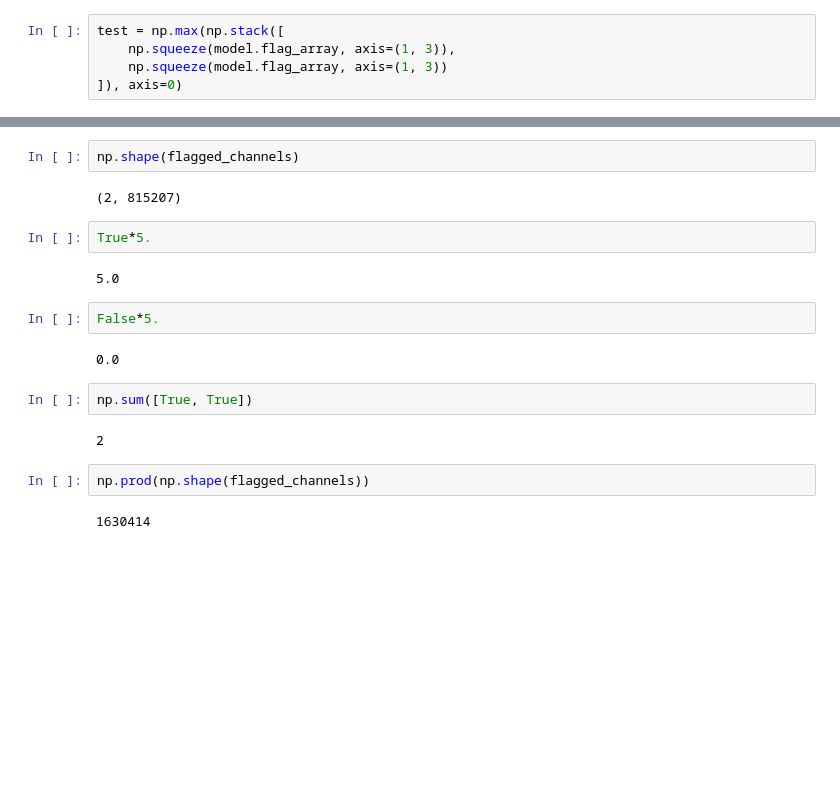
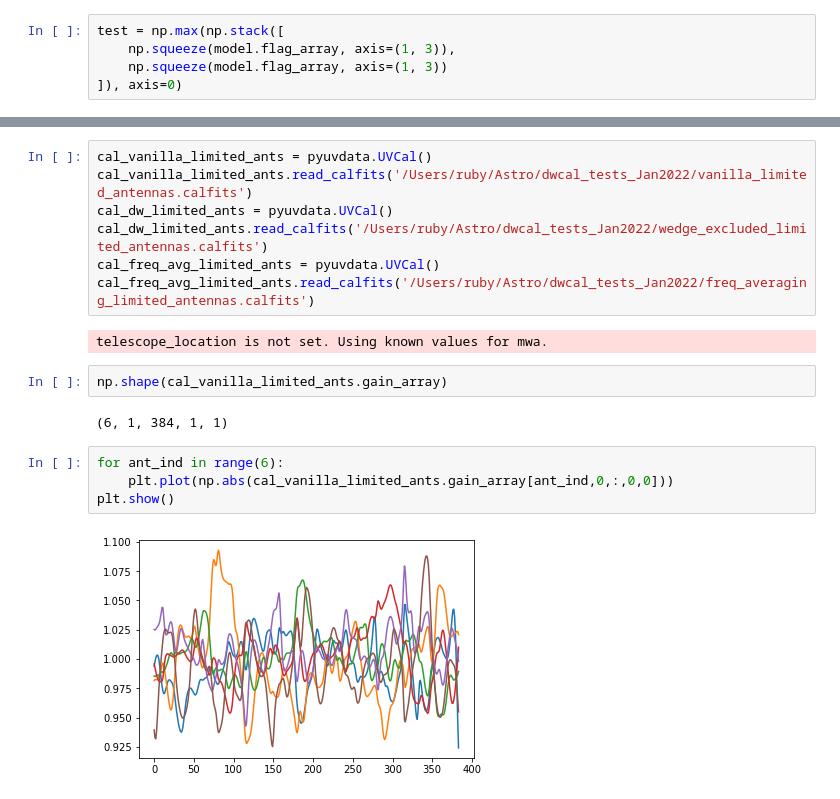
Before and after one commit to rlbyrne/rlb_LWA, a Jupyter notebook: notebooks/dwcal_test_plotting_Jan2022.ipynb, the cells around one changed output, grey strips where cells are left out. Drawn from its saved outputs; the diff is of its cells as text; blank space fills up the shorter version.

Commit message:
refining dwcal

```diff
--- a/notebooks/dwcal_test_plotting_Jan2022.ipynb
+++ b/notebooks/dwcal_test_plotting_Jan2022.ipynb
@@ -201,20 +207,19 @@ flagged_channels=np.where(test)
+# %%
+cal_vanilla_limited_ants = pyuvdata.UVCal()
+cal_vanilla_limited_ants.read_calfits('/Users/ruby/Astro/dwcal_tests_Jan2022/vanilla_limited_antennas.calfits')
+cal_dw_limited_ants = pyuvdata.UVCal()
+cal_dw_limited_ants.read_calfits('/Users/ruby/Astro/dwcal_tests_Jan2022/wedge_excluded_limited_antennas.calfits')
+cal_freq_avg_limited_ants = pyuvdata.UVCal()
+cal_freq_avg_limited_ants.read_calfits('/Users/ruby/Astro/dwcal_tests_Jan2022/freq_averaging_limited_antennas.calfits')
+# %% [output]
+telescope_location is not set. Using known values for mwa.
 # %%
-np.shape(flagged_channels)
+np.shape(cal_vanilla_limited_ants.gain_array)
 # %% [output]
-(2, 815207)
+(6, 1, 384, 1, 1)
-# %%
-True*5.
-# %% [output]
-5.0
-# %%
-False*5.
-# %% [output]
-0.0
-# %%
-np.sum([True, True])
-# %% [output]
-2
-# %%
-np.prod(np.shape(flagged_channels))
-# %% [output]
-1630414
+# %%
+for ant_ind in range(6):
+    plt.plot(np.abs(cal_vanilla_limited_ants.gain_array[ant_ind,0,:,0,0]))
+plt.show()
+# %% [output]
+[figure, added]
```
Also changed, not shown: parts of 13 cells of this notebook, 1 other file.
